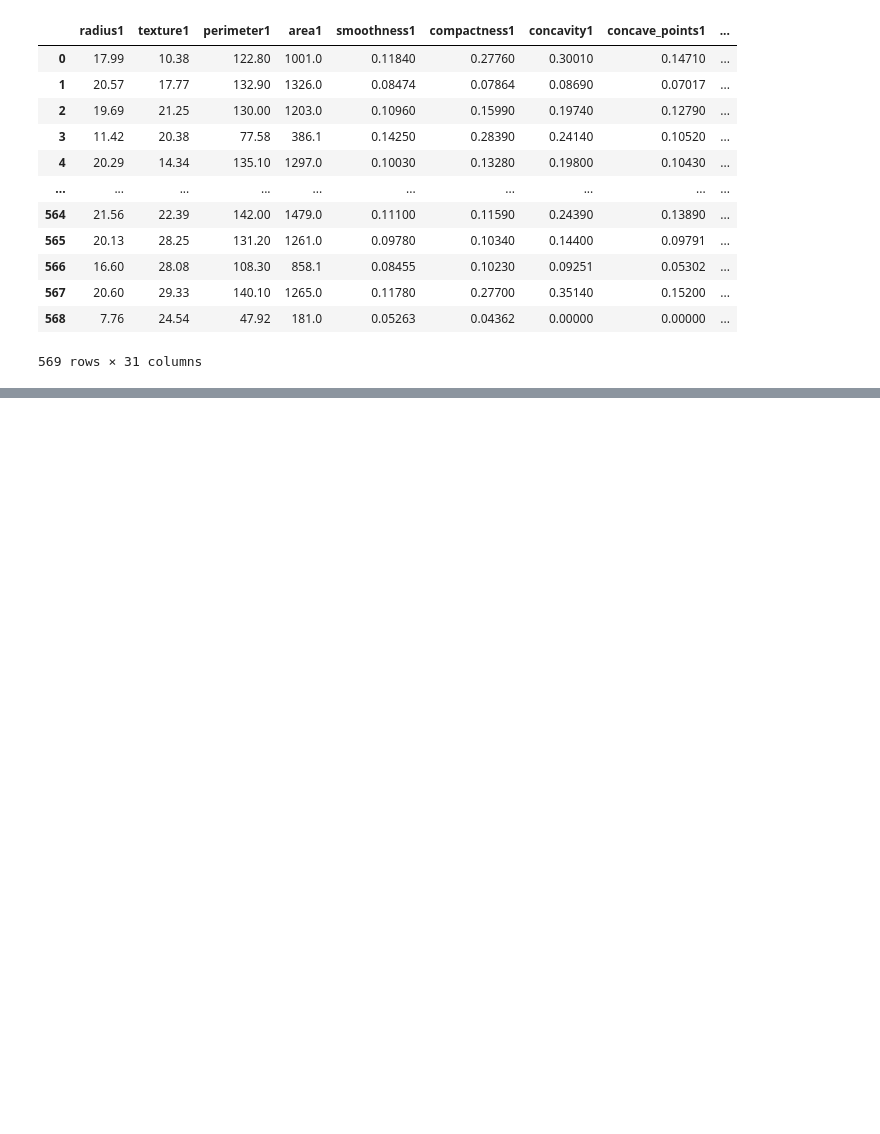
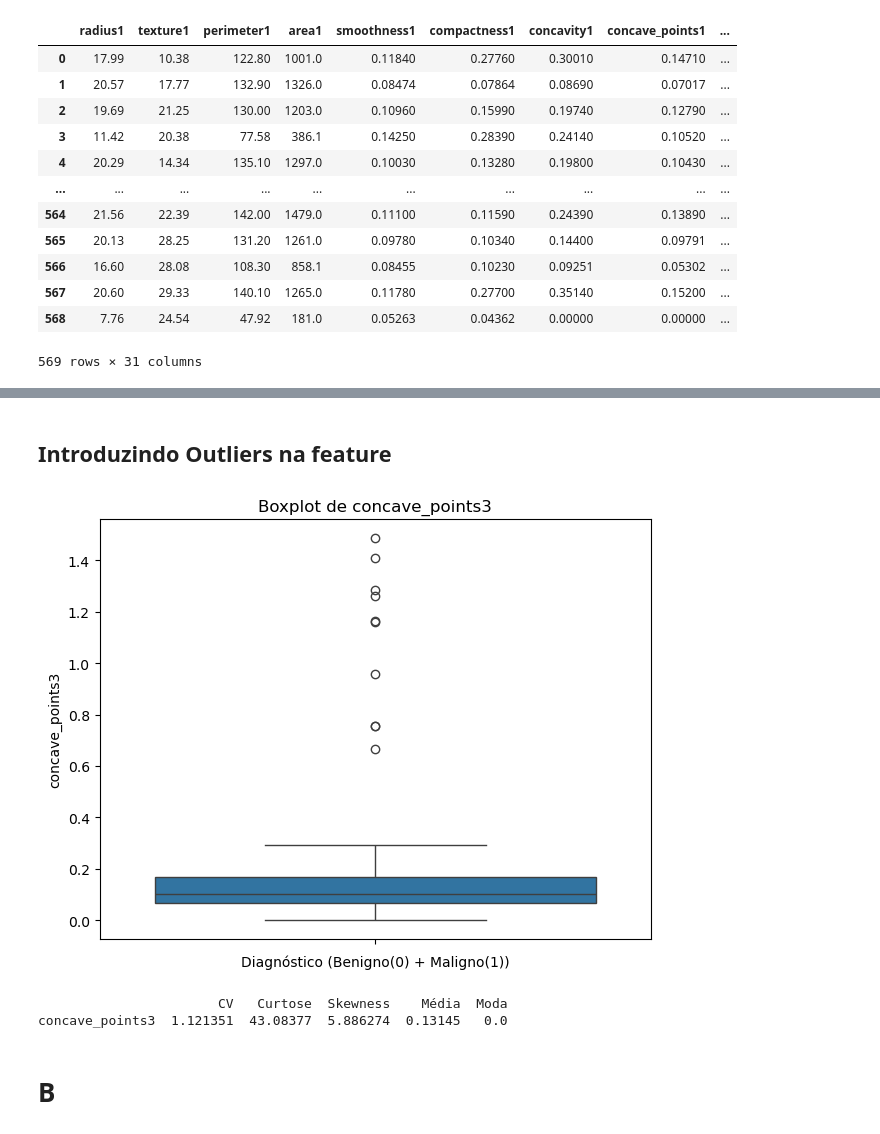
Before and after one commit to nata050818/Fundamentos-de-Intelig-ncia-Computacional-e-Ci-ncia-de-Dados, a Jupyter notebook: Atividade 2.1/Atividade 2.1.ipynb, the cells around one changed output, grey strips where cells are left out. Saved outputs shown, nothing was run; the diff lists cells and outputs as text; code cells hidden in the pictures; blank space fills up the shorter version.

```diff
--- a/Atividade 2.1/Atividade 2.1.ipynb
+++ b/Atividade 2.1/Atividade 2.1.ipynb
@@ -158,0 +239,39 @@ ValueError: Could not interpret value `diagnosis` for `x`. An entry with this na
+# %% [markdown]
+## Introduzindo Outliers na feature
+# %%
+import numpy as np
+import pandas as pd
+
+# Cópia do DataFrame original
+df_outlier = df.copy()
+
+# Calcular limites para definir outliers
+q1 = df['concave_points3'].quantile(0.25)
+q3 = df['concave_points3'].quantile(0.75)
+iqr = q3 - q1
+limite_superior = q3 + 1.5 * iqr
+
+# Gerar 10 valores outliers (exageradamente altos)
+np.random.seed(42)
+outlier_vals = np.random.uniform(limite_superior * 2, limite_superior * 5, size=10)
+
+# Criar 10 novas linhas com outliers apenas em 'concave_points3'
+# Outras colunas podem ser preenchidas com NaN ou valores neutros
+novas_linhas = pd.DataFrame({
+    col: [np.nan]*10 for col in df.columns
+})
+novas_linhas['concave_points3'] = outlier_vals
+novas_linhas['Diagnosis'] = -1  # valor fictício para distinguir essas linhas, se quiser
+
+# Adicionar ao DataFrame original
+df_outlier = pd.concat([df_outlier, novas_linhas], ignore_index=True)
+
+features = ['concave_points3']
+estatisticas_df = analisar_features_com_boxplot(df_outlier, features)
+print(estatisticas_df)
+# %% [output]
+[figure, added]
+                       CV   Curtose  Skewness    Média  Moda
+concave_points3  1.121351  43.08377  5.886274  0.13145   0.0
+# %% [markdown]
+# B
```
Also changed, not shown: parts of 7 cells of this notebook.
